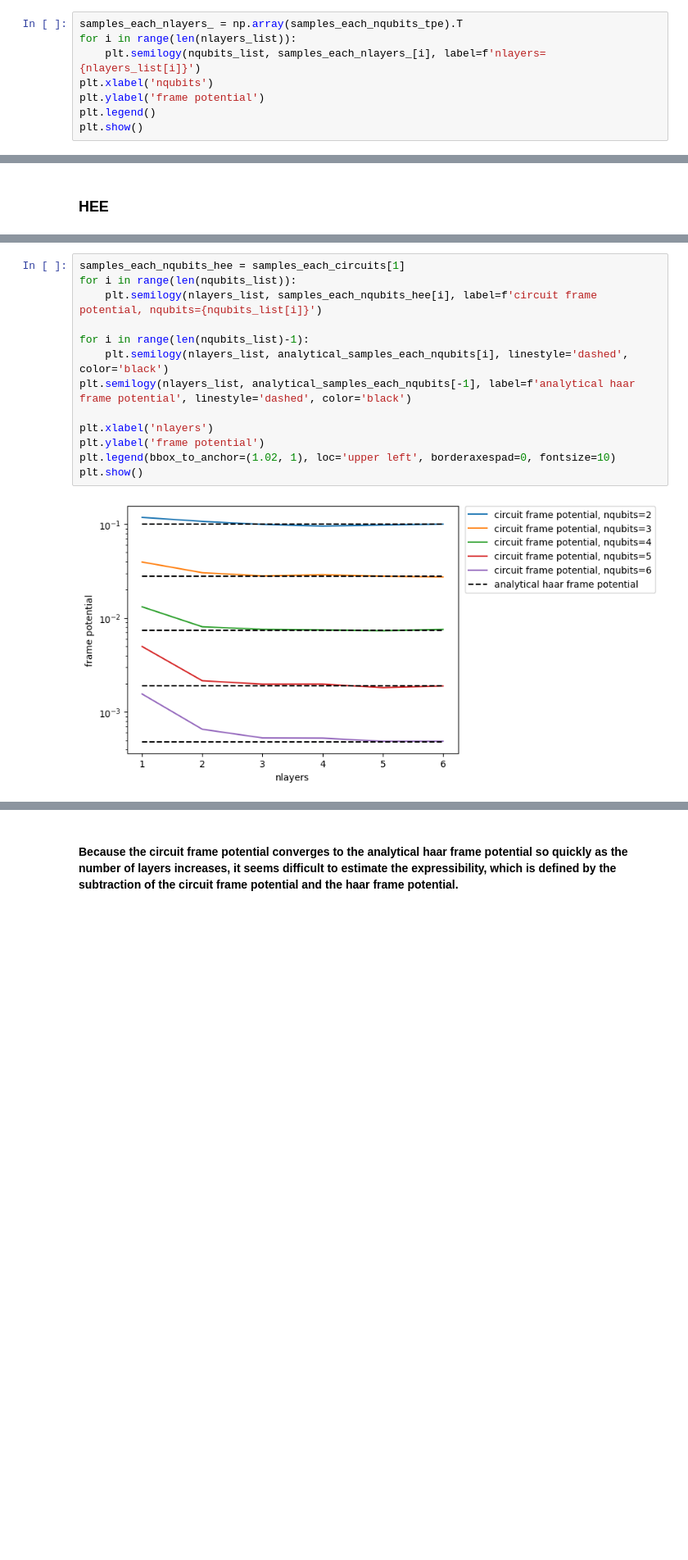
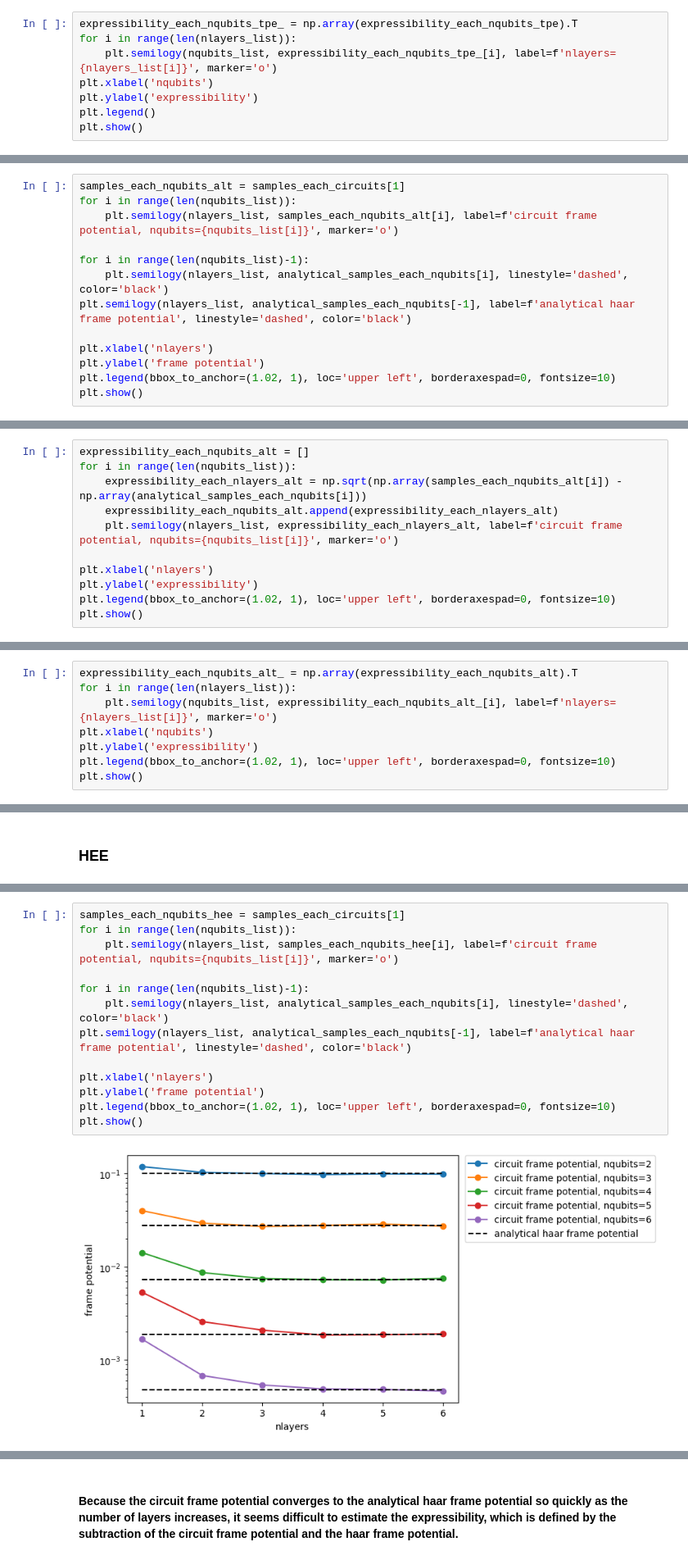
Before and after one commit to kkensuke/encoding-induced_barren-plateau, a Jupyter notebook: expressibility.ipynb, the cells around one changed output, grey strips where cells are left out. Shown: that part at 82% size. Cells and saved outputs as stored; diff of their text form; blank space fills up the shorter version.

```diff
--- a/expressibility.ipynb
+++ b/expressibility.ipynb
@@ -169,9 +197,9 @@ NameError: name 'samples_each_nqubits_tpe' is not defined
 # %%
-samples_each_nlayers_ = np.array(samples_each_nqubits_tpe).T
+expressibility_each_nqubits_tpe_ = np.array(expressibility_each_nqubits_tpe).T
 for i in range(len(nlayers_list)):
-    plt.semilogy(nqubits_list, samples_each_nlayers_[i], label=f'nlayers={nlayers_list[i]}')
+    plt.semilogy(nqubits_list, expressibility_each_nqubits_tpe_[i], label=f'nlayers={nlayers_list[i]}', marker='o')
 plt.xlabel('nqubits')
-plt.ylabel('frame potential')
+plt.ylabel('expressibility')
 plt.legend()
 plt.show()
 # %% [output]
@@ -178,0 +220,13 @@ plt.show()
+# %%
+samples_each_nqubits_alt = samples_each_circuits[1]
+for i in range(len(nqubits_list)):
+    plt.semilogy(nlayers_list, samples_each_nqubits_alt[i], label=f'circuit frame potential, nqubits={nqubits_list[i]}', marker='o')
+
+for i in range(len(nqubits_list)-1):
+    plt.semilogy(nlayers_list, analytical_samples_each_nqubits[i], linestyle='dashed', color='black')
+plt.semilogy(nlayers_list, analytical_samples_each_nqubits[-1], label=f'analytical haar frame potential', linestyle='dashed', color='black')
+
+plt.xlabel('nlayers')
+plt.ylabel('frame potential')
+plt.legend(bbox_to_anchor=(1.02, 1), loc='upper left', borderaxespad=0, fontsize=10)
+plt.show()
@@ -178,0 +235,11 @@ plt.show()
+# %%
+expressibility_each_nqubits_alt = []
+for i in range(len(nqubits_list)):
+    expressibility_each_nlayers_alt = np.sqrt(np.array(samples_each_nqubits_alt[i]) - np.array(analytical_samples_each_nqubits[i]))
+    expressibility_each_nqubits_alt.append(expressibility_each_nlayers_alt)
+    plt.semilogy(nlayers_list, expressibility_each_nlayers_alt, label=f'circuit frame potential, nqubits={nqubits_list[i]}', marker='o')
+
+plt.xlabel('nlayers')
+plt.ylabel('expressibility')
+plt.legend(bbox_to_anchor=(1.02, 1), loc='upper left', borderaxespad=0, fontsize=10)
+plt.show()
@@ -178,0 +248,8 @@ plt.show()
+# %%
+expressibility_each_nqubits_alt_ = np.array(expressibility_each_nqubits_alt).T
+for i in range(len(nlayers_list)):
+    plt.semilogy(nqubits_list, expressibility_each_nqubits_alt_[i], label=f'nlayers={nlayers_list[i]}', marker='o')
+plt.xlabel('nqubits')
+plt.ylabel('expressibility')
+plt.legend(bbox_to_anchor=(1.02, 1), loc='upper left', borderaxespad=0, fontsize=10)
+plt.show()
@@ -188,16 +267,16 @@ circuit.draw('mpl')
 # %%
 samples_each_nqubits_hee = samples_each_circuits[1]
 for i in range(len(nqubits_list)):
-    plt.semilogy(nlayers_list, samples_each_nqubits_hee[i], label=f'circuit frame potential, nqubits={nqubits_list[i]}')
+    plt.semilogy(nlayers_list, samples_each_nqubits_hee[i], label=f'circuit frame potential, nqubits={nqubits_list[i]}', marker='o')
 
 for i in range(len(nqubits_list)-1):
     plt.semilogy(nlayers_list, analytical_samples_each_nqubits[i], linestyle='dashed', color='black')
 plt.semilogy(nlayers_list, analytical_samples_each_nqubits[-1], label=f'analytical haar frame potential', linestyle='dashed', color='black')
 
 plt.xlabel('nlayers')
 plt.ylabel('frame potential')
 plt.legend(bbox_to_anchor=(1.02, 1), loc='upper left', borderaxespad=0, fontsize=10)
 plt.show()
 # %% [output]
-[figure, old version]
+[figure, new version]
 # %%
```
Also changed, not shown: parts of 22 cells of this notebook, 4 other files.
